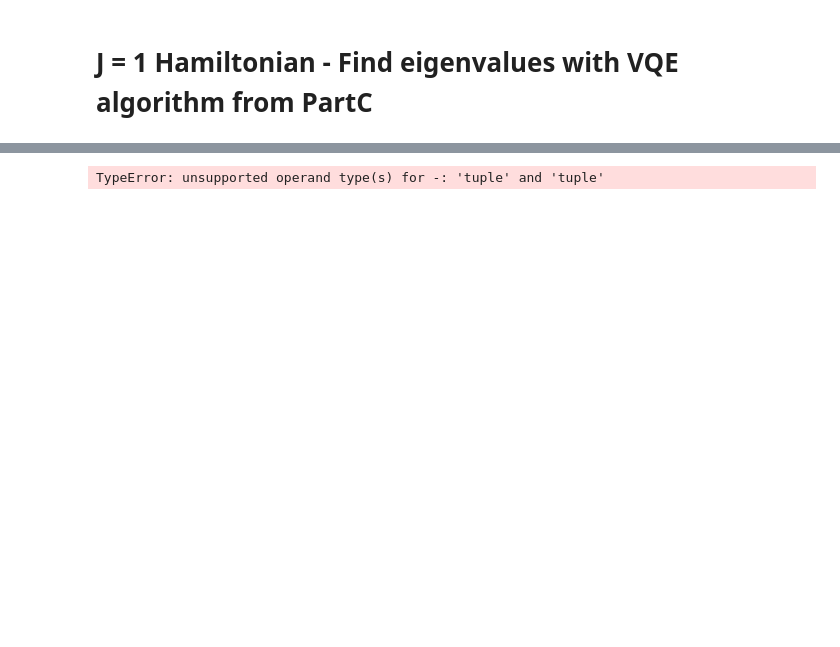
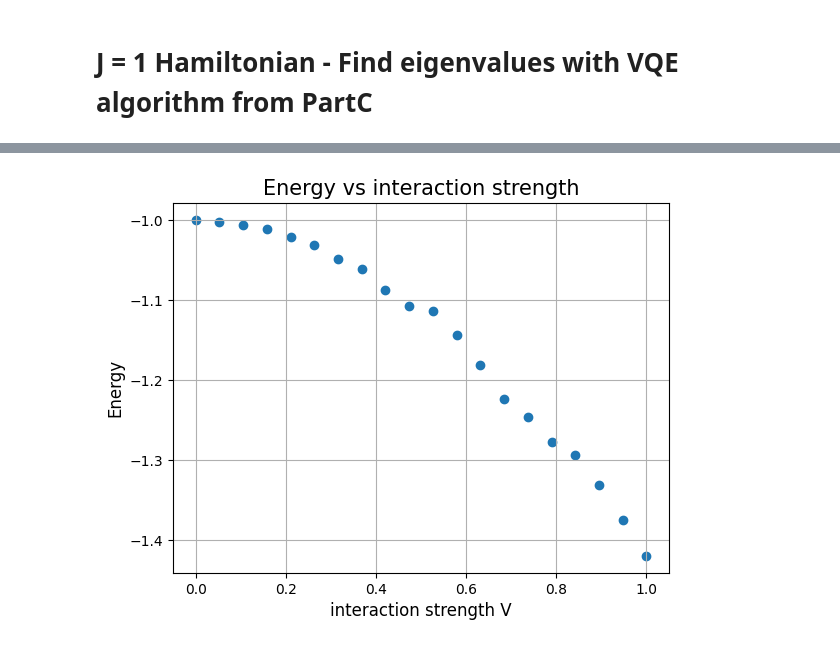
Before and after one commit to markfuhr23/QuantumComputing, a Jupyter notebook: PartG.ipynb, the cells around one changed output, grey strips where cells are left out. Drawn from its saved outputs; the diff is of its cells as text; code cells hidden in the pictures; blank space fills up the shorter version.

```diff
--- a/PartG.ipynb
+++ b/PartG.ipynb
@@ -155,16 +116,14 @@ def measurements(qc, qr, cr, op):
     return qc
 # function for getting the energy by evaluating the expectation values of the hamiltonian. The expectation values
 # are stored in a dictionary params#
-def hamiltonian(params):
-    e = 1; V = 1
-    # H = (epsilon)*I-V*X
-    en = e*1 -V*params["X"]
+def hamiltonian(params, V):
+    # H = -1 X -1 Z
+    en = -V*params["X"] - 1*params["Z"]
     return en
 
 
-def vqe_step(theta, phi, verbose = True):
+def vqe_step(theta, phi,shots, V, verbose = False):
     # Number of executions for each quantum circuit
-    shots=10000
 
     vqe_res = dict()
     qc_list = dict()
@@ -203,7 +162,7 @@ def vqe_step(theta, phi, verbose = True):
         vqe_res[op] = mean_val
         qc_list[op] = qc
 
-    energy = hamiltonian(vqe_res)
+    energy = hamiltonian(vqe_res,V)
 
     if verbose:
         print("Mean values from measurement results:\n", vqe_res)
@@ -224,37 +183,39 @@ Y = np.array([[0, -1j], [1j, 0]])
 Z = np.array([[1, 0], [0, -1]])
 I = np.array([[1, 0], [0, 1]])
 e = 1; V = 1
-
-H = e * I -V * X
-print("Eigenvalue with Numpy: ", np.linalg.eig(H)[0])
+H_2x2 = np.array([[-e, -V], [-V, e]])
+print("Eigenvalue with Numpy: ", np.linalg.eig(H_2x2)[0])
 
 # Gradient descent parameters
 eta = 0.05
 Niterations = 60
-energies = []
+
 shots = 10000
 # Random angles using uniform distribution
 theta = 2 * np.pi * np.random.rand()
 phi = 2 * np.pi * np.random.rand()
 pi2 = 0.3 * np.pi
 # Perform gradient descent
-for iter in range(Niterations):
-
-    thetagradient = 1 / (pi2) * (vqe_step(theta + pi2, phi,shots) - vqe_step(theta - pi2, phi,shots))
-    phigradient = 1 / (pi2) * (vqe_step(theta, phi + pi2,shots ) - vqe_step(theta, phi - pi2,shots))
-    theta -= eta * thetagradient
-    phi -= eta * phigradient
-    energy = vqe_step(theta, phi,shots)
-    energies.append(energy)
-    print("Iteration:", iter, "Energy:", energy)
-
-print("Minimum energy: ", vqe_step(theta, phi,shots))
-
+interactionStrengths = np.linspace(0,1,20)
+eigenvalues = []
+for V in interactionStrengths:
+    print("Doing gradient descent for interactino strength: ",V)
+    for iter in range(Niterations):
+        energies = []
+        thetagradient = 1 / (pi2) * (vqe_step(theta + pi2, phi,shots,V) - vqe_step(theta - pi2, phi,shots,V))
+        phigradient = 1 / (pi2) * (vqe_step(theta, phi + pi2,shots,V ) - vqe_step(theta, phi - pi2,shots,V))
+        theta -= eta * thetagradient
+        phi -= eta * phigradient
+        energy = vqe_step(theta, phi,shots,V)
+        energies.append(energy)
+        #print("Iteration:", iter, "Energy:", energy)
+    eigenvalues.append(min(energies))
+print(eigenvalues)
 # Plot the energy values
-plt.scatter(range(Niterations), energies, s=1)
-plt.xlabel('Iteration')
-plt.ylabel('Energy')
-plt.title('Energy vs Iteration')
+plt.scatter(interactionStrengths, eigenvalues)
+plt.xlabel('interaction strength V', fontsize=12)
+plt.ylabel('Energy',fontsize = 12)
+plt.title('Energy vs interaction strength', fontsize = 15)
 plt.grid(True)
 plt.show()
 # %% [output]
@@ -272 +239 @@ Theta      Energy     <X>        <Z>
-TypeError: unsupported operand type(s) for -: 'tuple' and 'tuple'
+[figure, added]
```
Also changed, not shown: parts of 9 cells of this notebook.
